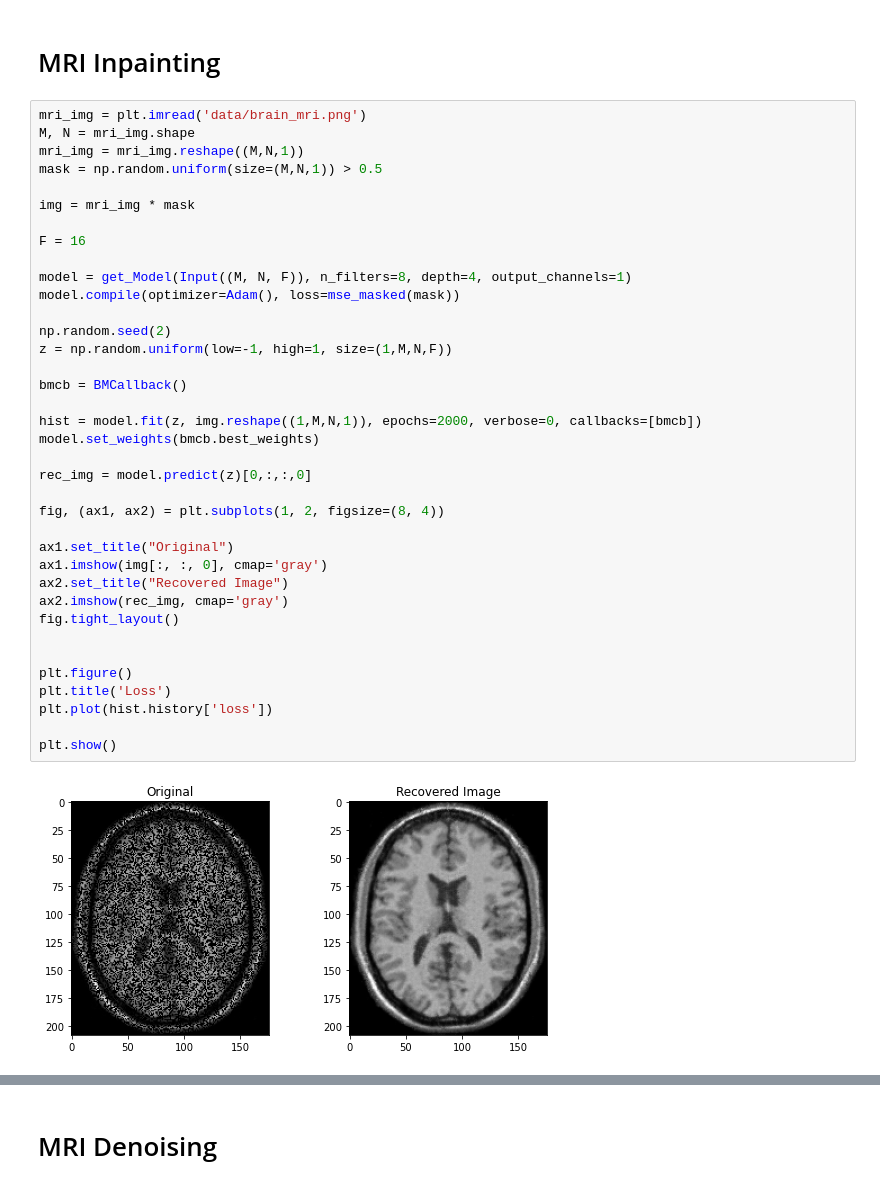
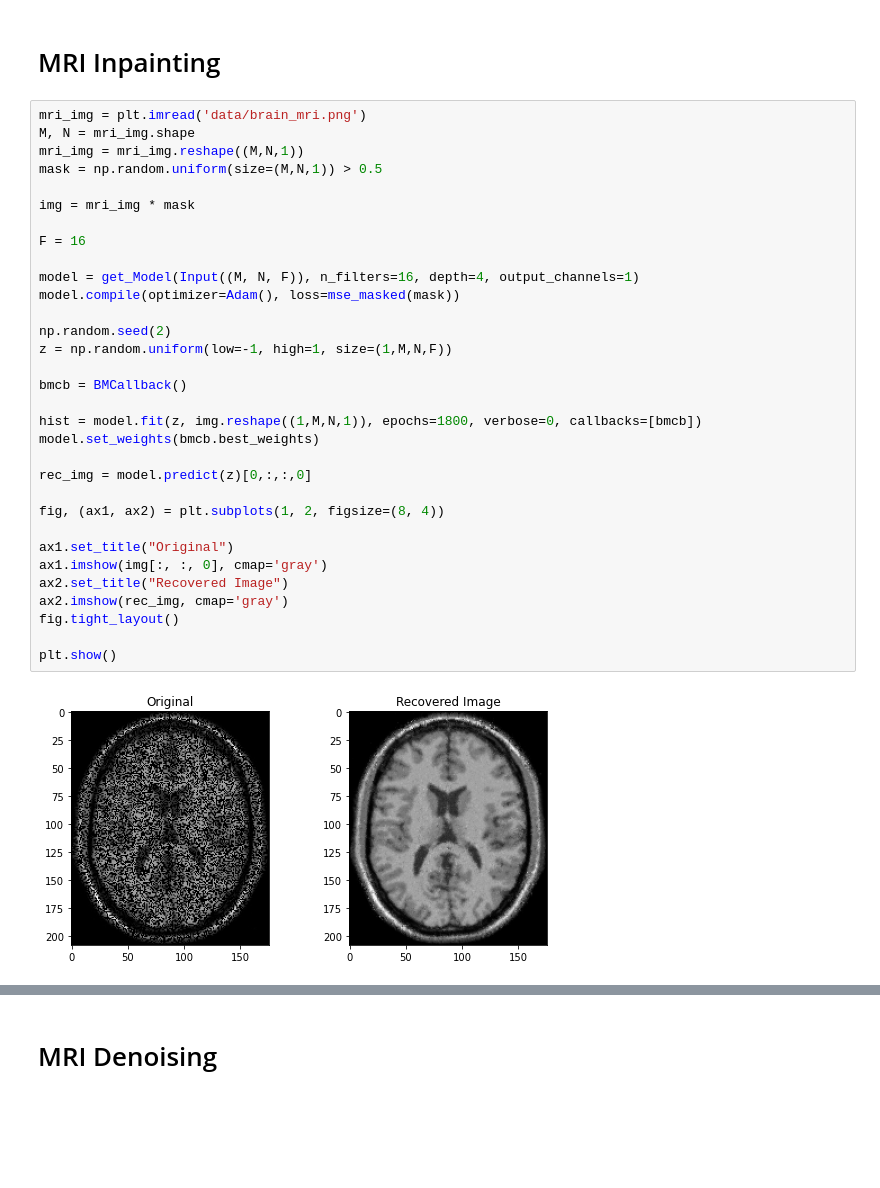
Before and after one commit to anuj27596/image-restoration, a Jupyter notebook: image_restroration.ipynb, the cells around one changed output, grey strips where cells are left out. Saved outputs shown, nothing was run; the diff lists cells and outputs as text; blank space fills up the shorter version.

```diff
--- a/image_restroration.ipynb
+++ b/image_restroration.ipynb
@@ -107,38 +102,33 @@ plt.show()
 mri_img = plt.imread('data/brain_mri.png')
 M, N = mri_img.shape
 mri_img = mri_img.reshape((M,N,1))
 mask = np.random.uniform(size=(M,N,1)) > 0.5
 
 img = mri_img * mask
 
 F = 16
 
-model = get_Model(Input((M, N, F)), n_filters=8, depth=4, output_channels=1)
+model = get_Model(Input((M, N, F)), n_filters=16, depth=4, output_channels=1)
 model.compile(optimizer=Adam(), loss=mse_masked(mask))
 
 np.random.seed(2)
 z = np.random.uniform(low=-1, high=1, size=(1,M,N,F))
 
 bmcb = BMCallback()
 
-hist = model.fit(z, img.reshape((1,M,N,1)), epochs=2000, verbose=0, callbacks=[bmcb])
+hist = model.fit(z, img.reshape((1,M,N,1)), epochs=1800, verbose=0, callbacks=[bmcb])
 model.set_weights(bmcb.best_weights)
 
 rec_img = model.predict(z)[0,:,:,0]
 
 fig, (ax1, ax2) = plt.subplots(1, 2, figsize=(8, 4))
 
 ax1.set_title("Original")
 ax1.imshow(img[:, :, 0], cmap='gray')
 ax2.set_title("Recovered Image")
 ax2.imshow(rec_img, cmap='gray')
 fig.tight_layout()
 
-
-plt.figure()
-plt.title('Loss')
-plt.plot(hist.history['loss'])
-
 plt.show()
 # %% [output]
-[figure, old version]
+[figure, new version]
```
Also changed, not shown: parts of 8 cells of this notebook, 7 other files.
